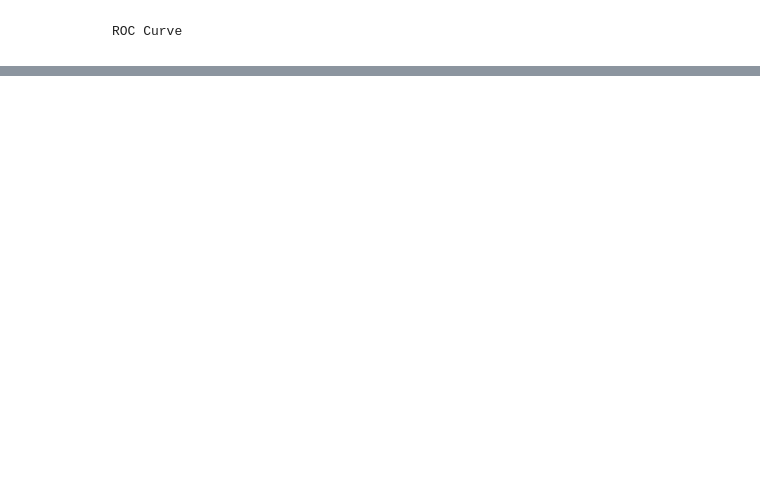
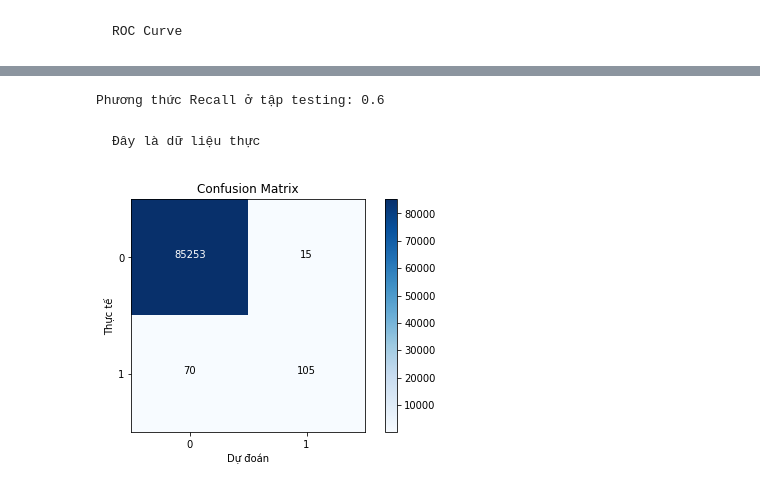
Before and after one commit to PTson2207/CreditCard-FraudModel, a Jupyter notebook: Credit_Card_Fraud_Model.ipynb, the cells around one changed output, grey strips where cells are left out. Cells and saved outputs as stored; diff of their text form; code cells hidden in the pictures; blank space fills up the shorter version.

```diff
--- a/Credit_Card_Fraud_Model.ipynb
+++ b/Credit_Card_Fraud_Model.ipynb
@@ -326,0 +353,18 @@ plt.show()
+# %%
+cnf_matrix = confusion_matrix(y_test, y_pred_undersample)
+np.set_printoptions(precision=2)
+# %%
+print('Phương thức Recall ở tập testing:', cnf_matrix[1,1]/(cnf_matrix[1, 1] + cnf_matrix[1, 0]))
+# %% [output]
+Phương thức Recall ở tập testing: 0.6
+# %% [markdown]
+    Đây là dữ liệu thực
+# %%
+class_name = [0, 1]
+plt.figure()
+plot_confusion_matrix(cnf_matrix,
+                      classes=class_name,
+                      title='Confusion Matrix')
+plt.show()
+# %% [output]
+[figure, added]
```
Also changed, not shown: parts of 10 cells of this notebook.
